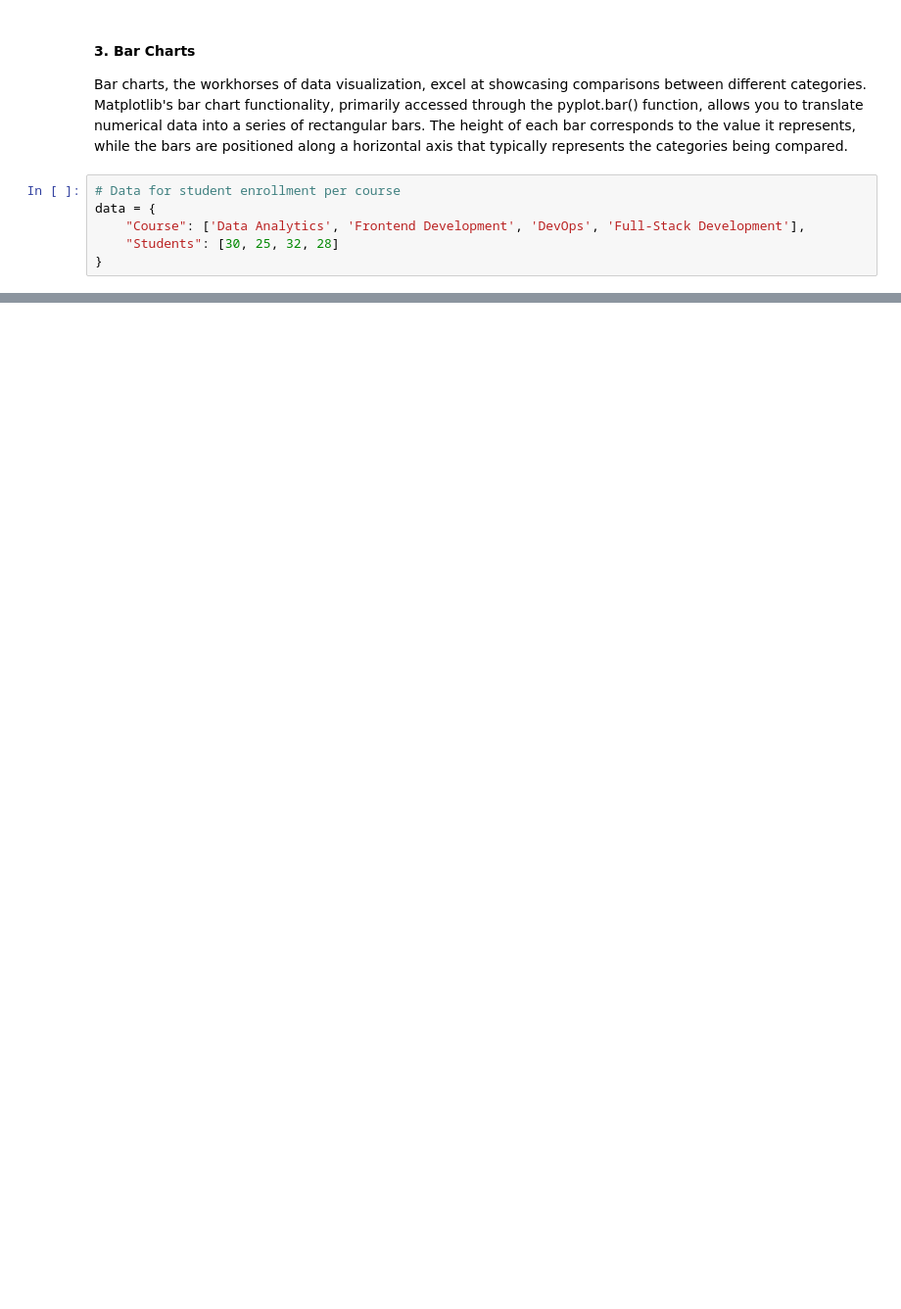
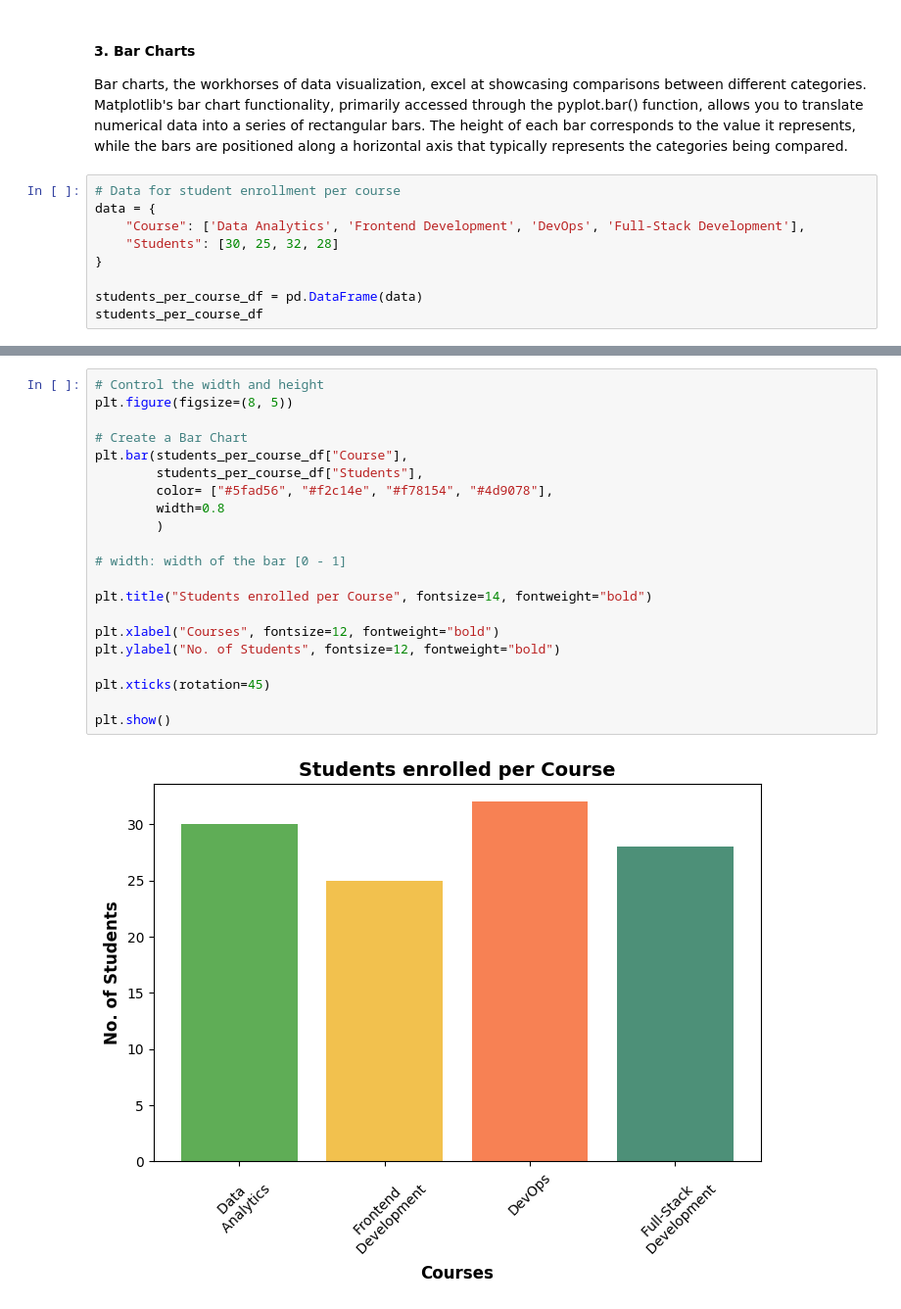
Before and after one commit to djustinandre/DAT09, a Jupyter notebook: Module 5 - Data Visualization/data_visualization.ipynb, the cells around one changed output, grey strips where cells are left out. Shown: that part at 98% size. Drawn from its saved outputs; the diff is of its cells as text; blank space fills up the shorter version.

```diff
--- a/Module 5 - Data Visualization/data_visualization.ipynb
+++ b/Module 5 - Data Visualization/data_visualization.ipynb
@@ -99,3 +133,6 @@ data = {
     "Course": ['Data Analytics', 'Frontend Development', 'DevOps', 'Full-Stack Development'],
     "Students": [30, 25, 32, 28]
 }
+
+students_per_course_df = pd.DataFrame(data)
+students_per_course_df
@@ -101,0 +145,23 @@ data = {
+# %%
+# Control the width and height
+plt.figure(figsize=(8, 5))
+
+# Create a Bar Chart
+plt.bar(students_per_course_df["Course"],
+        students_per_course_df["Students"],
+        color= ["#5fad56", "#f2c14e", "#f78154", "#4d9078"],
+        width=0.8
+        )
+
+# width: width of the bar [0 - 1]
+
+plt.title("Students enrolled per Course", fontsize=14, fontweight="bold")
+
+plt.xlabel("Courses", fontsize=12, fontweight="bold")
+plt.ylabel("No. of Students", fontsize=12, fontweight="bold")
+
+plt.xticks(rotation=45)
+
+plt.show()
+# %% [output]
+[figure, added]
```
Also changed, not shown: parts of 4 cells of this notebook.
